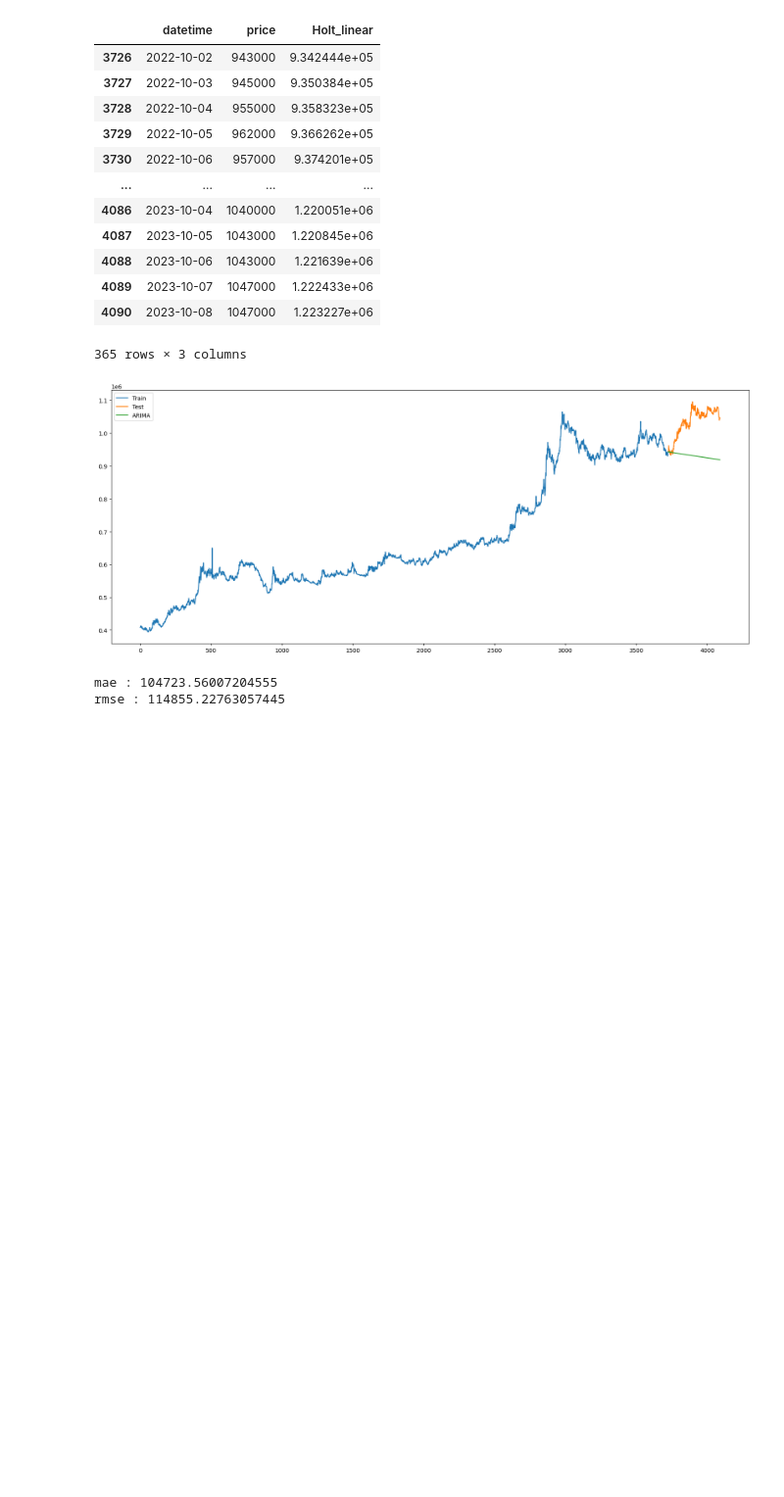
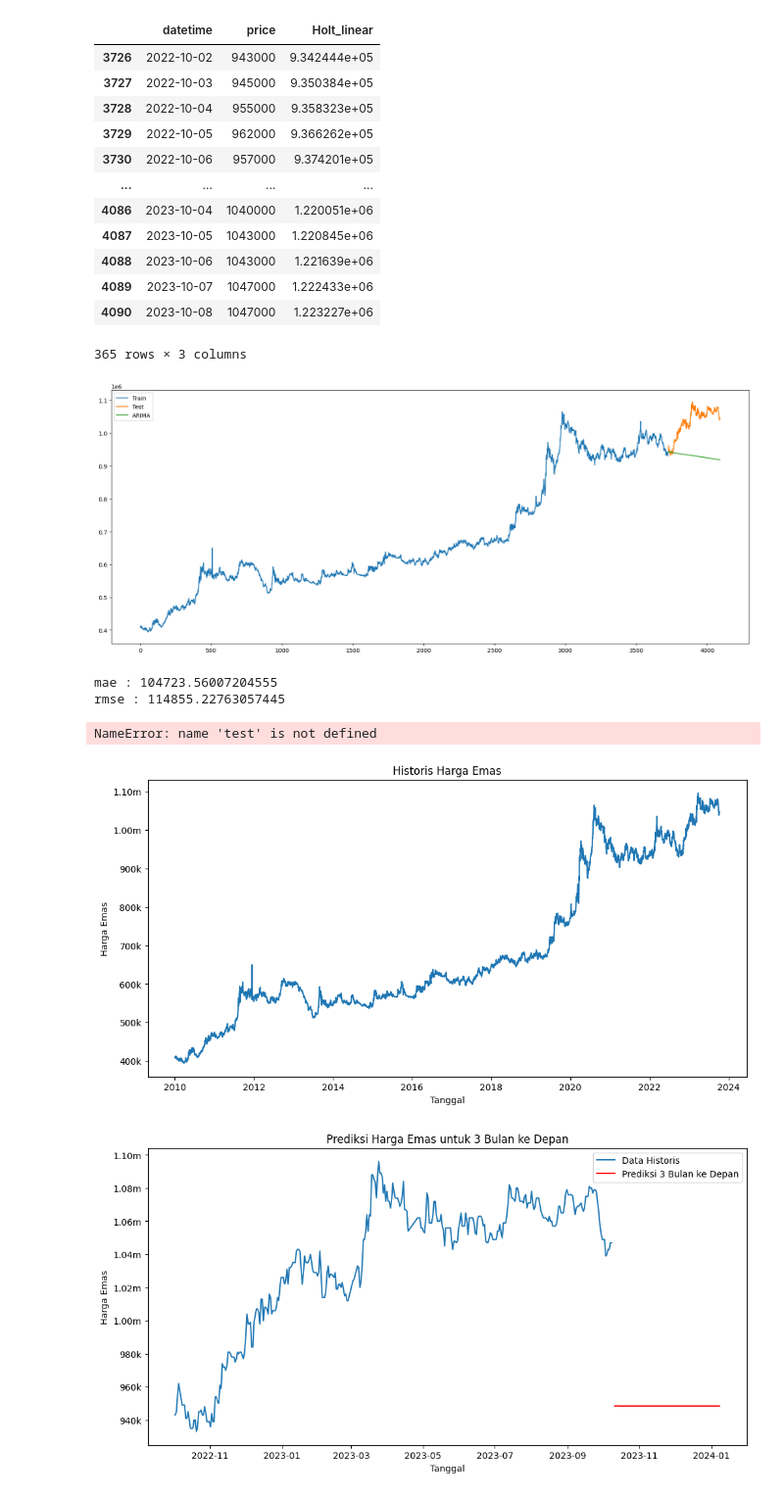
Before and after one commit to FTDS-assignment-bay/p2-final-project-ftds-022-rmt-group-002, a Jupyter notebook: model/price_predictor.ipynb, the cells around one changed output. Shown: that part at 98% size. Saved outputs shown, nothing was run; the diff lists cells and outputs as text; code cells hidden in the pictures; blank space fills up the shorter version.

Commit message:
update model

```diff
--- a/model/price_predictor.ipynb
+++ b/model/price_predictor.ipynb
@@ -379,3 +375,66 @@ print("rmse :", math.sqrt(mean_squared_error(test['price'], y_hat_avg['ARIMA']))
 [figure]
 mae : 104723.56007204555
 rmse : 114855.22763057445
+# %%
+test.tails()
+# %% [output]
+NameError: name 'test' is not defined
+# %%
+import pandas as pd
+import matplotlib.pyplot as plt
+import matplotlib.ticker as mticker
+from statsmodels.tsa.arima.model import ARIMA
+import datetime
+
+def price_formatter(x, pos):
+    if x >= 1e6:
+        return f'{x/1e6:.2f}m'
+    elif x >= 1e3:
+        return f'{int(x/1e3)}k'
+    else:
+        return str(int(x))
+
+# Load data
+data = pd.read_csv('../data_engineering/historik_antam.csv')
+timestamps = pd.to_datetime(data['datetime'])
+prices = data['price']
+
+# Visualisasi data
+plt.figure(figsize=(12, 6))
+plt.plot(timestamps, prices)
+plt.gca().yaxis.set_major_formatter(mticker.FuncFormatter(price_formatter))
+plt.title('Historis Harga Emas')
+plt.xlabel('Tanggal')
+plt.ylabel('Harga Emas')
+plt.show()
+
+# Tanggal hari ini
+today = datetime.date.today()
+
+# Pemisahan data
+train_size = int(len(data) * 0.8)
+train_data = prices[:train_size]
+
+# Pelatihan model ARIMA
+model = ARIMA(train_data, order=(5, 1, 0))
+model_fit = model.fit()
+
+# Prediksi 3 bulan ke depan
+forecast = model_fit.forecast(steps=90)
+
+# Buat indeks tanggal untuk data prediksi
+forecast_index = pd.date_range(start=today, periods=90, freq='D')
+
+# Visualisasi hasil prediksi
+plt.figure(figsize=(12, 6))
+plt.plot(timestamps[4091-365:], prices[4091-365:], label='Data Historis')
+plt.plot(forecast_index, forecast, color='red', label='Prediksi 3 Bulan ke Depan')
+plt.title('Prediksi Harga Emas untuk 3 Bulan ke Depan')
+plt.xlabel('Tanggal')
+plt.ylabel('Harga Emas')
+plt.gca().yaxis.set_major_formatter(mticker.FuncFormatter(price_formatter))
+plt.legend()
+plt.show()
+# %% [output]
+[figure, added]
+[figure, added]
```
Also changed, not shown: parts of 8 cells of this notebook.
